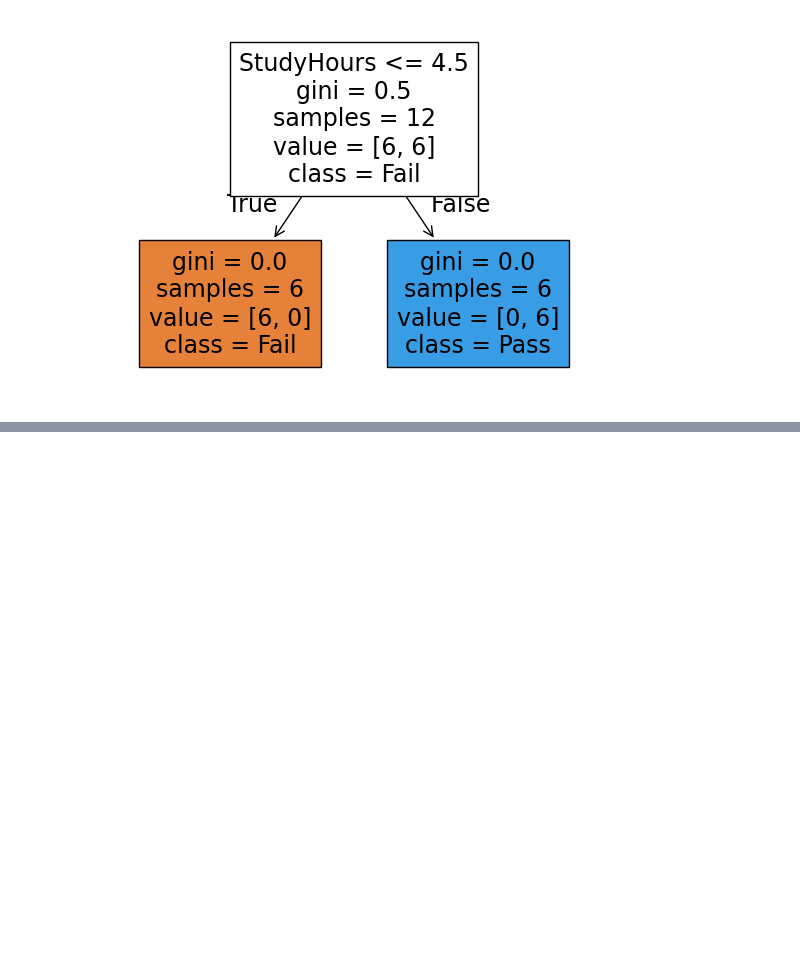
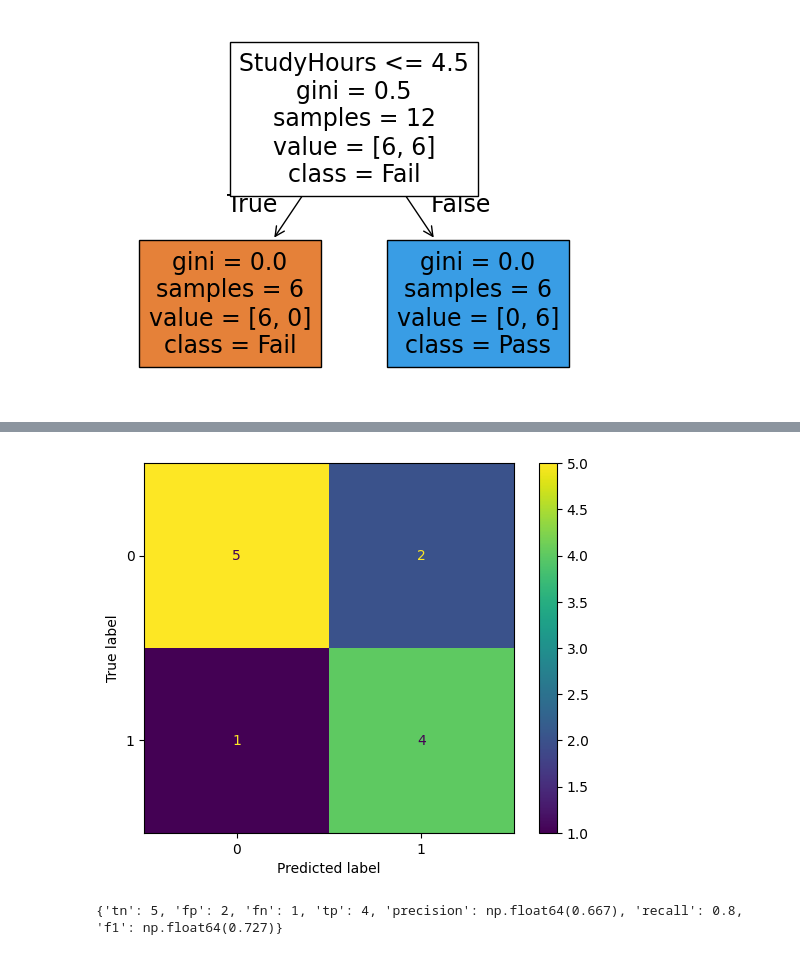
Before and after one commit to sarwathasan72-svg/Masai_IIT_AIML, a Jupyter notebook: Module4.ipynb, the cells around one changed output, grey strips where cells are left out. Cells and saved outputs as stored; diff of their text form; code cells hidden in the pictures; blank space fills up the shorter version.

```diff
--- a/Module4.ipynb
+++ b/Module4.ipynb
@@ -735,0 +849,74 @@ print(result)
+# %%
+import pandas as pd
+from sklearn.metrics import confusion_matrix, recall_score, ConfusionMatrixDisplay
+
+
+def f1_from_precision_recall(precision, recall):
+
+    # If both are 0, F1 should be 0
+    if precision == 0 and recall == 0:
+        return 0
+
+    # Harmonic mean
+    return 2 * (precision * recall) / (precision + recall)
+
+
+def evaluate_model(actual, predicted):
+
+    # Confusion Matrix
+    cm = confusion_matrix(
+        actual,
+        predicted,
+        labels= [0,1]
+    )
+
+    disp = ConfusionMatrixDisplay(
+    confusion_matrix = cm,
+    display_labels=[0,1]
+    )
+
+    disp.plot()
+    plt.show()
+
+
+
+    tn, fp, fn, tp = cm.ravel()
+
+
+    if tp + fp == 0:
+        precision = 0
+    else:
+        precision = tp / (tp + fp)
+
+    # Recall using sklearn
+    recall = recall_score(actual, predicted)
+
+    # F1 Score
+    f1 = f1_from_precision_recall(precision, recall)
+
+    return {
+        "tn": int(tn),
+        "fp": int(fp),
+        "fn": int(fn),
+        "tp": int(tp),
+        "precision": round(precision, 3),
+        "recall": round(recall, 3),
+        "f1": round(f1, 3)
+    }
+
+
+if __name__ == "__main__":
+
+    sample = pd.DataFrame({
+        "region": range(1, 13),
+        "actual": [1, 1, 1, 1, 1, 0, 0, 0, 0, 0, 0, 0],
+        "predicted": [1, 1, 1, 1, 0, 0, 0, 0, 0, 0, 1, 1],
+    })
+
+    print(evaluate_model(
+        sample["actual"],
+        sample["predicted"]
+    ))
+# %% [output]
+[figure, added]
+{'tn': 5, 'fp': 2, 'fn': 1, 'tp': 4, 'precision': np.float64(0.667), 'recall': 0.8, 'f1': np.float64(0.727)}
```
Also changed, not shown: parts of 9 cells of this notebook.
